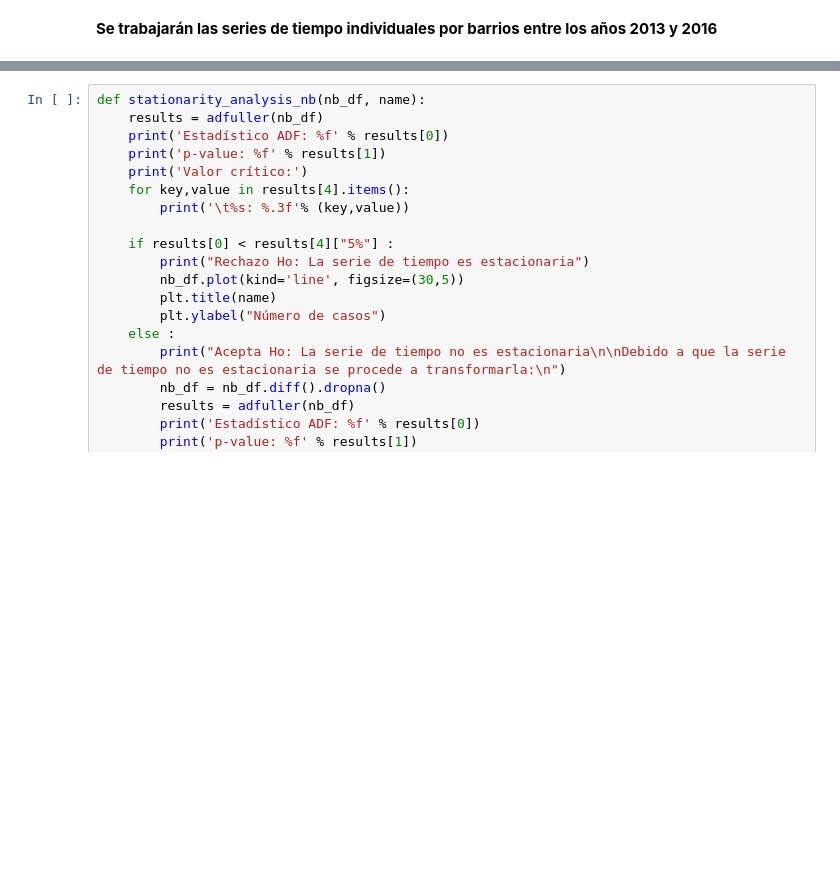
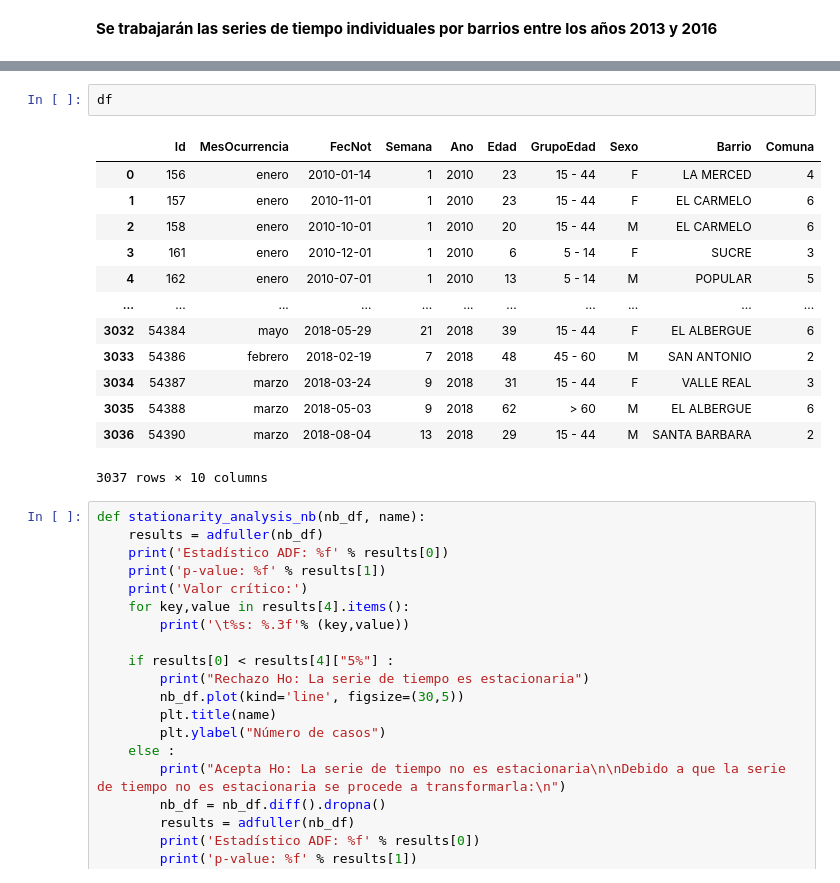
Before and after one commit to JuanImbachi/PDG, a Jupyter notebook: Analysis/data_analytics/data_preparation/Preparación datos Buga.ipynb, the cells around one changed output, grey strips where cells are left out. Cells and saved outputs as stored; diff of their text form; blank space fills up the shorter version.

```diff
--- a/Analysis/data_analytics/data_preparation/Preparación datos Buga.ipynb
+++ b/Analysis/data_analytics/data_preparation/Preparación datos Buga.ipynb
@@ -59,3 +42,19 @@ df2
+# %%
+df
+# %% [output]
+|  | Id | MesOcurrencia | FecNot | Semana | Ano | Edad | GrupoEdad | Sexo | Barrio | Comuna |
+| 0 | 156 | enero | 2010-01-14 | 1 | 2010 | 23 | 15 - 44 | F | LA MERCED | 4 |
+| 1 | 157 | enero | 2010-11-01 | 1 | 2010 | 23 | 15 - 44 | F | EL CARMELO | 6 |
+| 2 | 158 | enero | 2010-10-01 | 1 | 2010 | 20 | 15 - 44 | M | EL CARMELO | 6 |
+| 3 | 161 | enero | 2010-12-01 | 1 | 2010 | 6 | 5 - 14 | F | SUCRE | 3 |
+| 4 | 162 | enero | 2010-07-01 | 1 | 2010 | 13 | 5 - 14 | M | POPULAR | 5 |
+| ... | ... | ... | ... | ... | ... | ... | ... | ... | ... | ... |
+| 3032 | 54384 | mayo | 2018-05-29 | 21 | 2018 | 39 | 15 - 44 | F | EL ALBERGUE | 6 |
+| 3033 | 54386 | febrero | 2018-02-19 | 7 | 2018 | 48 | 45 - 60 | M | SAN ANTONIO | 2 |
+| 3034 | 54387 | marzo | 2018-03-24 | 9 | 2018 | 31 | 15 - 44 | F | VALLE REAL | 3 |
+| 3035 | 54388 | marzo | 2018-05-03 | 9 | 2018 | 62 | > 60 | M | EL ALBERGUE | 6 |
+| 3036 | 54390 | marzo | 2018-08-04 | 13 | 2018 | 29 | 15 - 44 | M | SANTA BARBARA | 2 |
+3037 rows × 10 columns
 # %%
 def stationarity_analysis_nb(nb_df, name):
     results = adfuller(nb_df)
```
Also changed, not shown: parts of 4 cells of this notebook, 14 other files.
